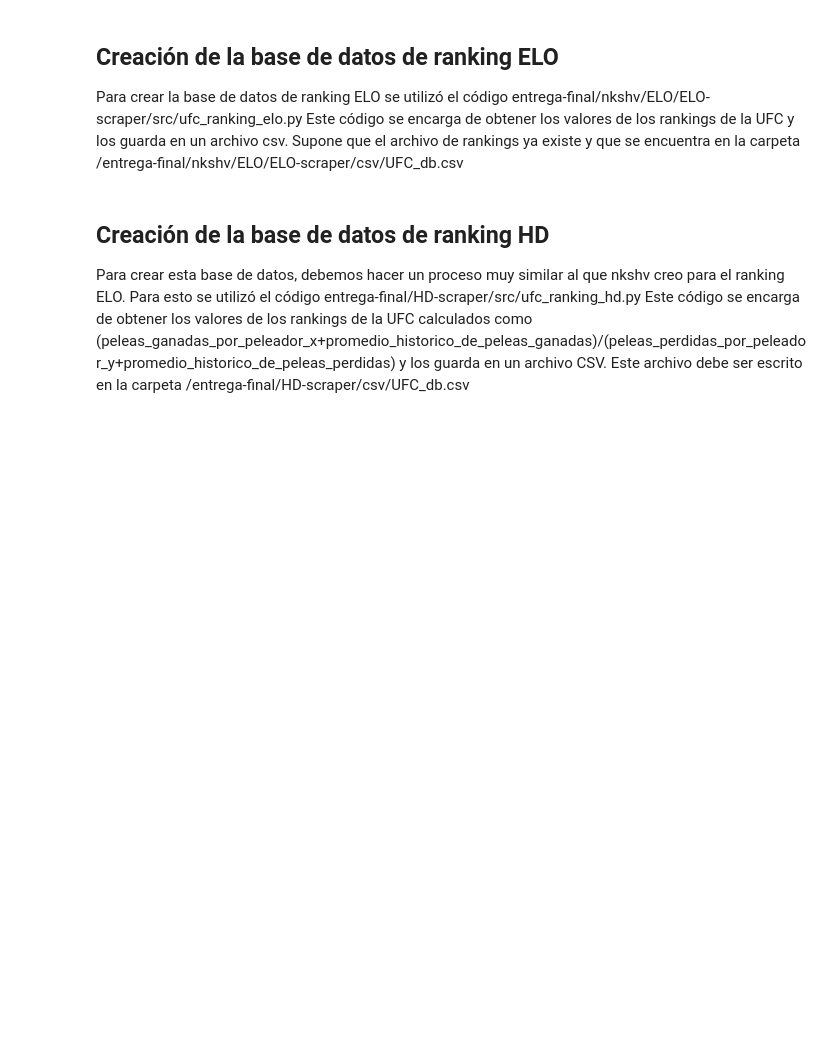
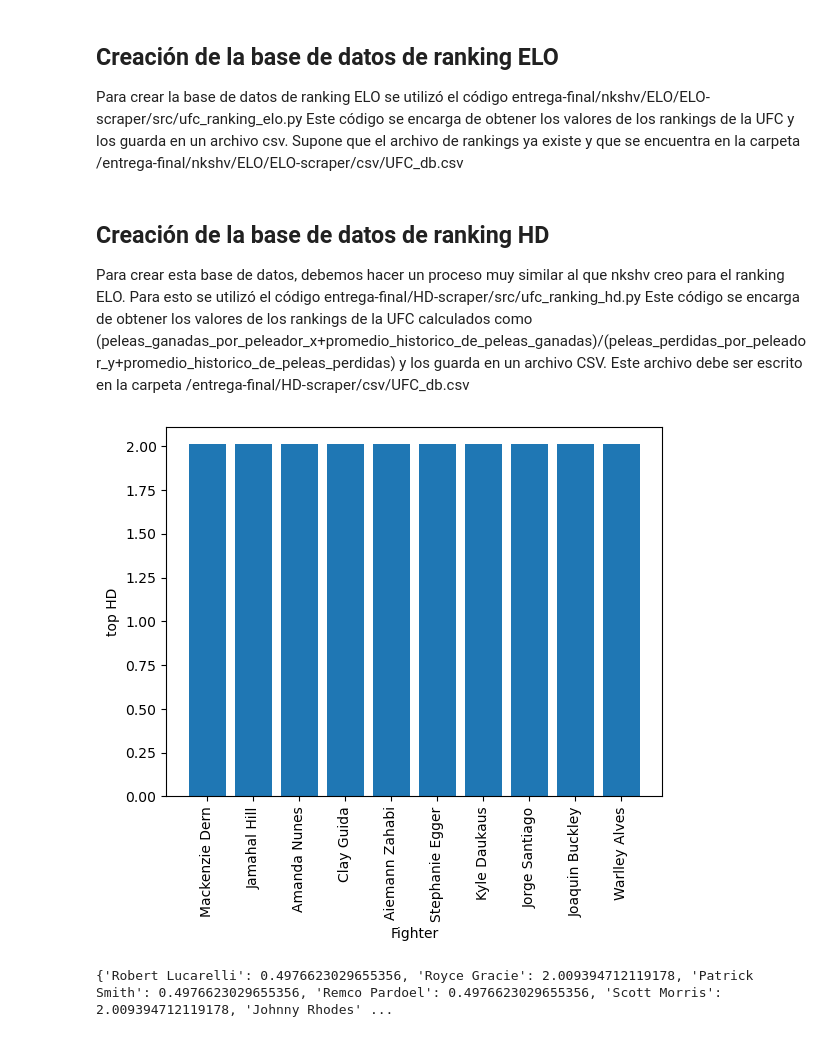
Before and after one commit to hugodiazroa/Visualizacion-de-informacion-UFC-Ranking, a Jupyter notebook: examen.ipynb, the cells around one changed output. Drawn from its saved outputs; the diff is of its cells as text; code cells hidden in the pictures; blank space fills up the shorter version.

Commit message:
made the two first top 10 plot graphs, and they are very unremarkable (people with only one win have a 2.0 HD score, which they shouldn't have)

```diff
--- a/examen.ipynb
+++ b/examen.ipynb
@@ -128,0 +134,2 @@ for index, row in data.iterrows():
+# %%
+HD = pd.DataFrame(HD_rows, columns = ["id","fighter","opponent","redWon","date","wins_to_date","losses_to_date","HD","isRed"])
@@ -128,0 +158,30 @@ for index, row in data.iterrows():
+# %%
+# we load the data
+HD2 = pd.read_csv('/home/hd/Documents/U/2024-2/visualizacion/entrega-final/data/HD/HD.csv')
+
+# we make a graph about the top 10 HD values of the fighters
+# we should sort the HD dataframe by HD value
+HD2 = HD2.sort_values(by=["HD"],ascending=False)
+HD2 = HD2.reset_index(drop=True)
+# we should remove repeated fighters in the top 100, to get a top 10
+
+toPlot = []
+fighters_set = set()
+for index, row in HD2.iterrows():
+    if len(toPlot) < 10:
+        if row["fighter"] not in fighters_set:
+            toPlot.append((row["fighter"], row["HD"]))
+            fighters_set.add(row["fighter"])
+    else:
+        break
+# %%
+
+# we should plot the top 10 fighters by HD value
+fig, ax = plt.subplots()
+ax.bar([x[0] for x in toPlot],[x[1] for x in toPlot])
+ax.set_ylabel('top HD')
+ax.set_xlabel('Fighter')
+plt.xticks(rotation=90)
+plt.show()
+# %% [output]
+[figure, added]
@@ -128,0 +202,4 @@ for index, row in data.iterrows():
+# %%
+print(fighters_dic)
+# %% [output]
+{'Robert Lucarelli': 0.4976623029655356, 'Royce Gracie': 2.009394712119178, 'Patrick Smith': 0.4976623029655356, 'Remco Pardoel': 0.4976623029655356, 'Scott Morris': 2.009394712119178, 'Johnny Rhodes' ...
```
Also changed, not shown: parts of 7 cells of this notebook.
